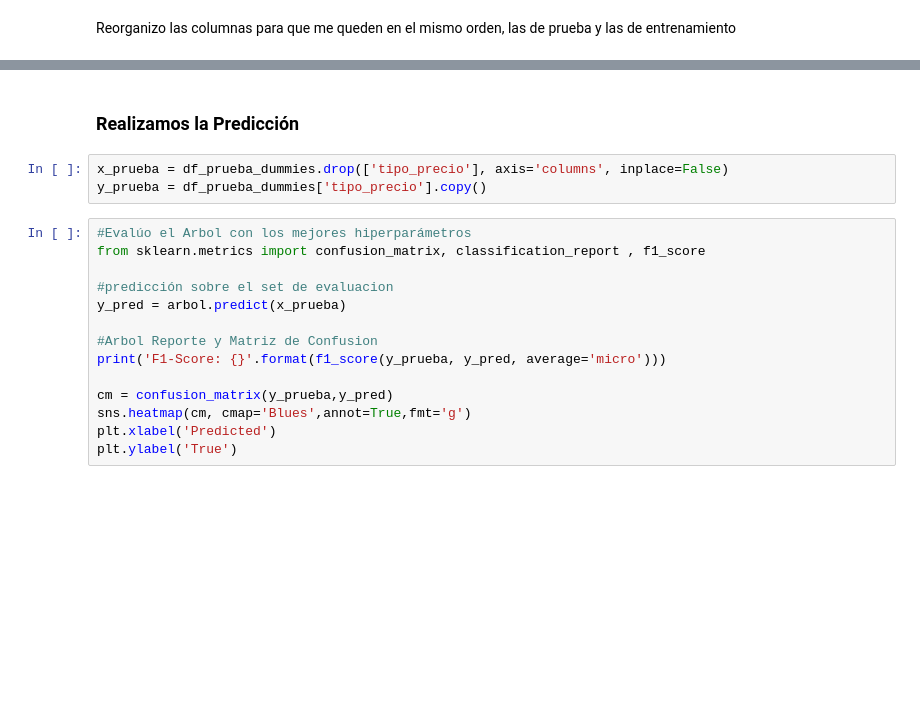
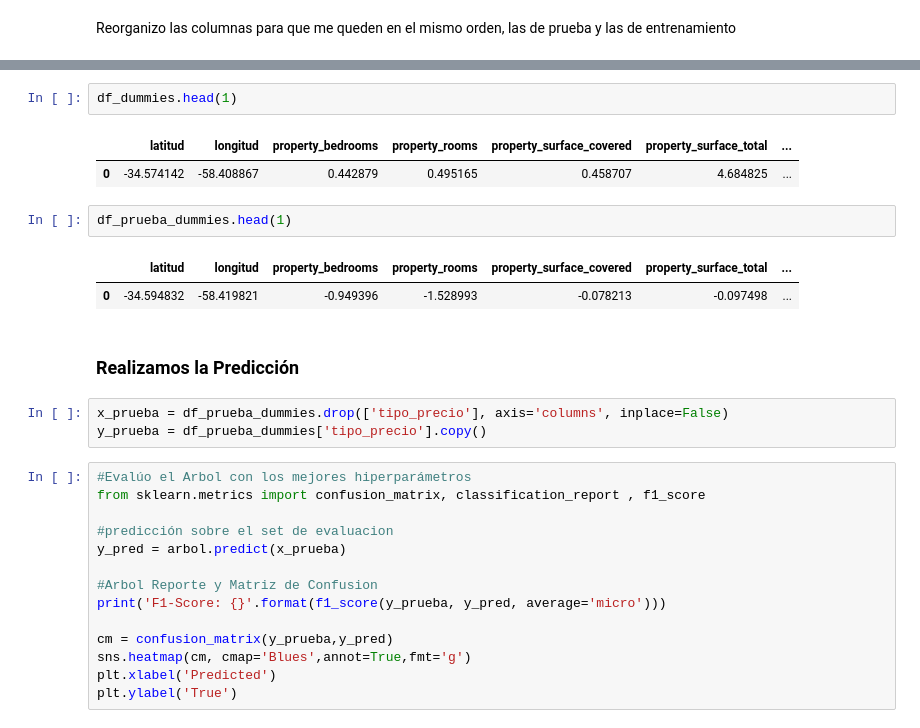
Before and after one commit to AlanRichmond/7506R-1C2024-GRUPO10, a Jupyter notebook: 7506R_TP1_GRUPO10_ENTREGA_N3.ipynb, the cells around one changed output, grey strips where cells are left out. Drawn from its saved outputs; the diff is of its cells as text; blank space fills up the shorter version.

```diff
--- a/7506R_TP1_GRUPO10_ENTREGA_N3.ipynb
+++ b/7506R_TP1_GRUPO10_ENTREGA_N3.ipynb
@@ -799,3 +812,13 @@ KeyError: "['property_type_Casa'] not in index"
+# %%
+df_dummies.head(1)
+# %% [output]
+|  | latitud | longitud | property_bedrooms | property_rooms | property_surface_covered | property_surface_total | ... |
+| 0 | -34.574142 | -58.408867 | 0.442879 | 0.495165 | 0.458707 | 4.684825 | ... |
+# %%
+df_prueba_dummies.head(1)
+# %% [output]
+|  | latitud | longitud | property_bedrooms | property_rooms | property_surface_covered | property_surface_total | ... |
+| 0 | -34.594832 | -58.419821 | -0.949396 | -1.528993 | -0.078213 | -0.097498 | ... |
 # %% [markdown]
 ### Realizamos la Predicción
 # %%
```
Also changed, not shown: parts of 34 cells of this notebook.
